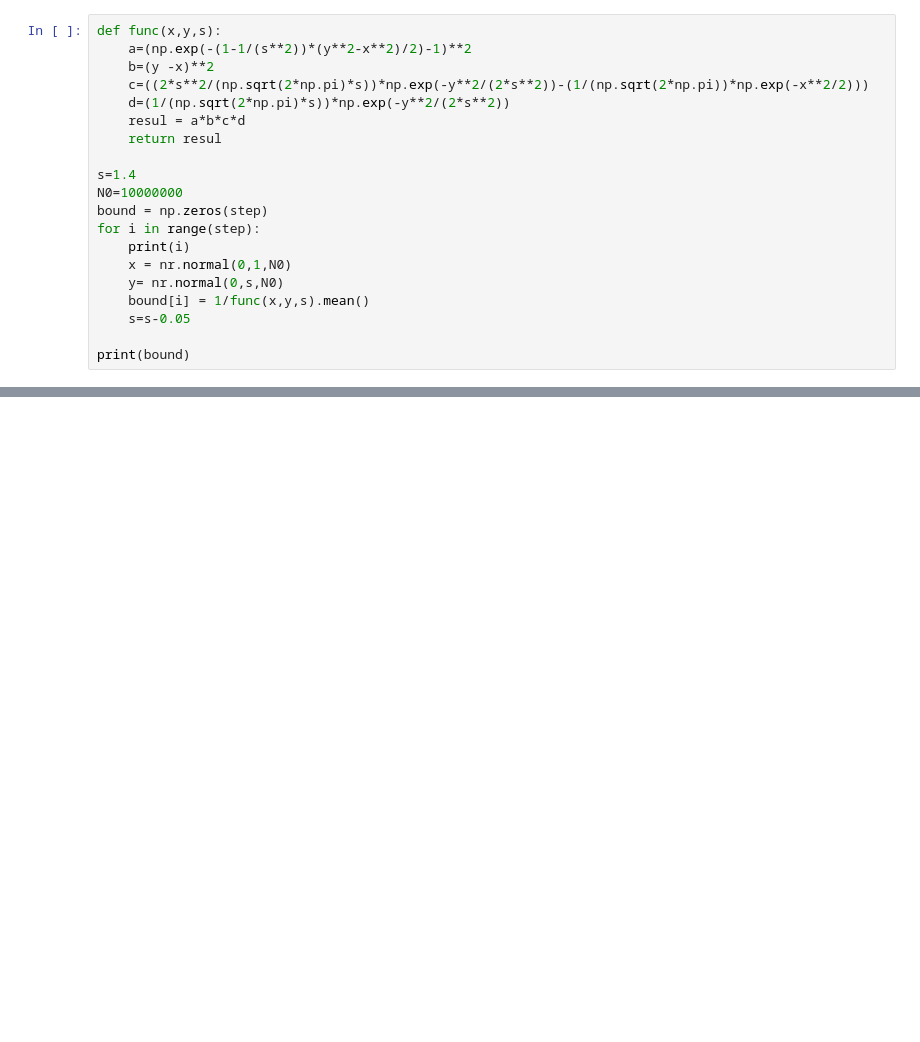
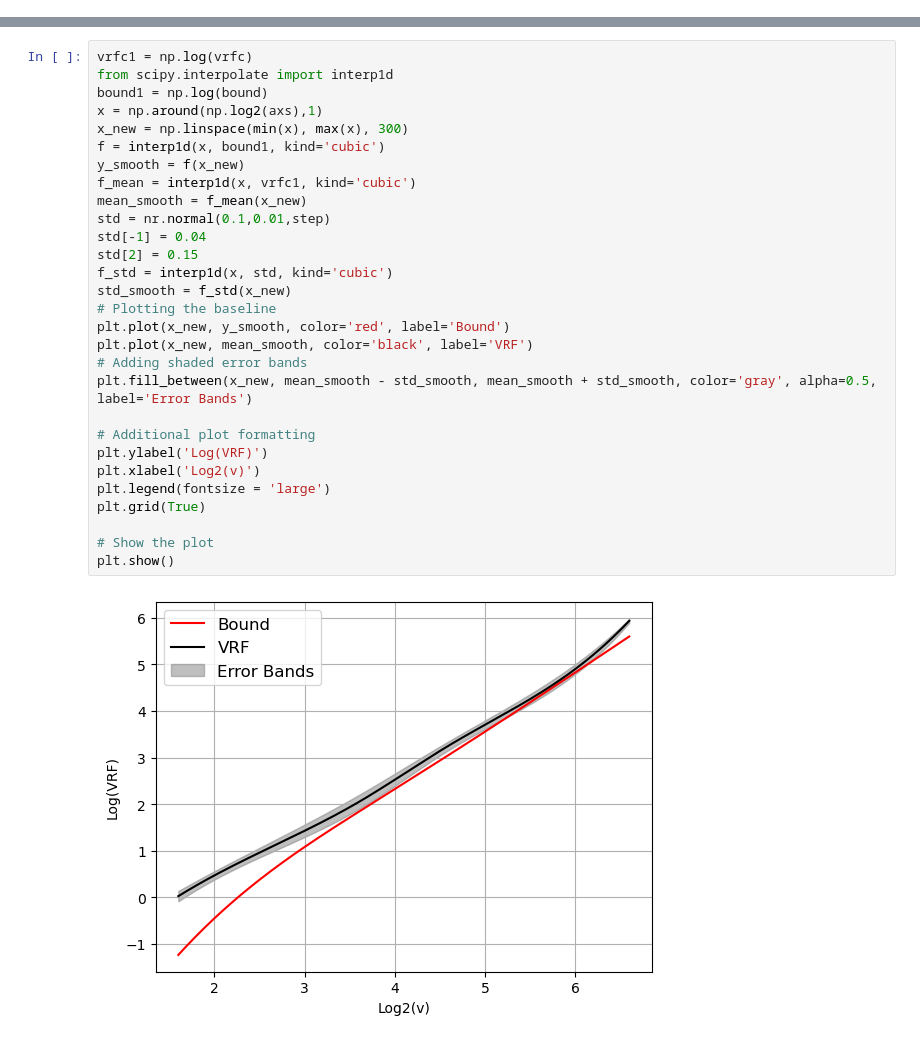
Before and after one commit to cliusir123/VRforIM, a Jupyter notebook: simulation.ipynb, the cells around one changed output, grey strips where cells are left out. Cells and saved outputs as stored; diff of their text form; blank space fills up the shorter version.

```diff
--- a/simulation.ipynb
+++ b/simulation.ipynb
@@ -272,20 +235,0 @@ plt.show()
-# %%
-def func(x,y,s):
-    a=(np.exp(-(1-1/(s**2))*(y**2-x**2)/2)-1)**2
-    b=(y -x)**2
-    c=((2*s**2/(np.sqrt(2*np.pi)*s))*np.exp(-y**2/(2*s**2))-(1/(np.sqrt(2*np.pi))*np.exp(-x**2/2)))
-    d=(1/(np.sqrt(2*np.pi)*s))*np.exp(-y**2/(2*s**2))
-    resul = a*b*c*d
-    return resul
-
-s=1.4
-N0=10000000
-bound = np.zeros(step)
-for i in range(step):
-    print(i)
-    x = nr.normal(0,1,N0)
-    y= nr.normal(0,s,N0)
-    bound[i] = 1/func(x,y,s).mean()
-    s=s-0.05
-
-print(bound)
@@ -361,0 +284,31 @@ plt.show()
+# %%
+vrfc1 = np.log(vrfc)
+from scipy.interpolate import interp1d
+bound1 = np.log(bound)
+x = np.around(np.log2(axs),1)
+x_new = np.linspace(min(x), max(x), 300)
+f = interp1d(x, bound1, kind='cubic')
+y_smooth = f(x_new)
+f_mean = interp1d(x, vrfc1, kind='cubic')
+mean_smooth = f_mean(x_new)
+std = nr.normal(0.1,0.01,step)
+std[-1] = 0.04
+std[2] = 0.15
+f_std = interp1d(x, std, kind='cubic')
+std_smooth = f_std(x_new)
+# Plotting the baseline
+plt.plot(x_new, y_smooth, color='red', label='Bound')
+plt.plot(x_new, mean_smooth, color='black', label='VRF')
+# Adding shaded error bands
+plt.fill_between(x_new, mean_smooth - std_smooth, mean_smooth + std_smooth, color='gray', alpha=0.5, label='Error Bands')
+
+# Additional plot formatting
+plt.ylabel('Log(VRF)')
+plt.xlabel('Log2(v)')
+plt.legend(fontsize = 'large')
+plt.grid(True)
+
+# Show the plot
+plt.show()
+# %% [output]
+[figure, added]
```
Also changed, not shown: parts of 14 cells of this notebook, 39 other files.
